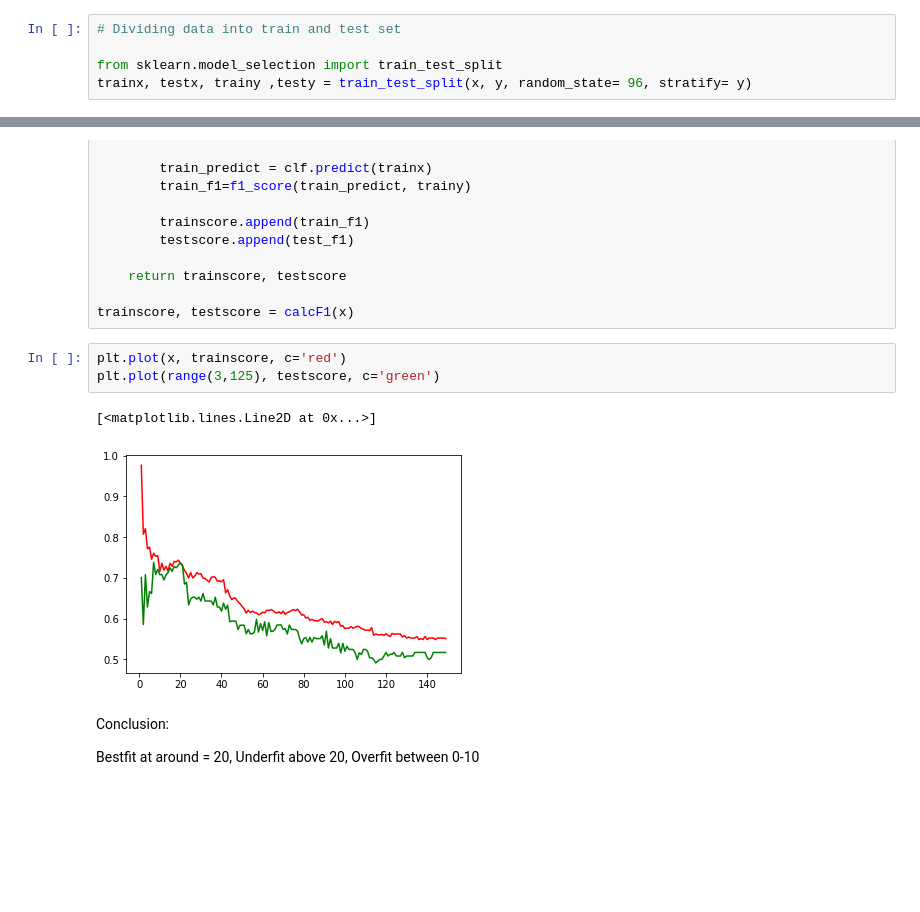
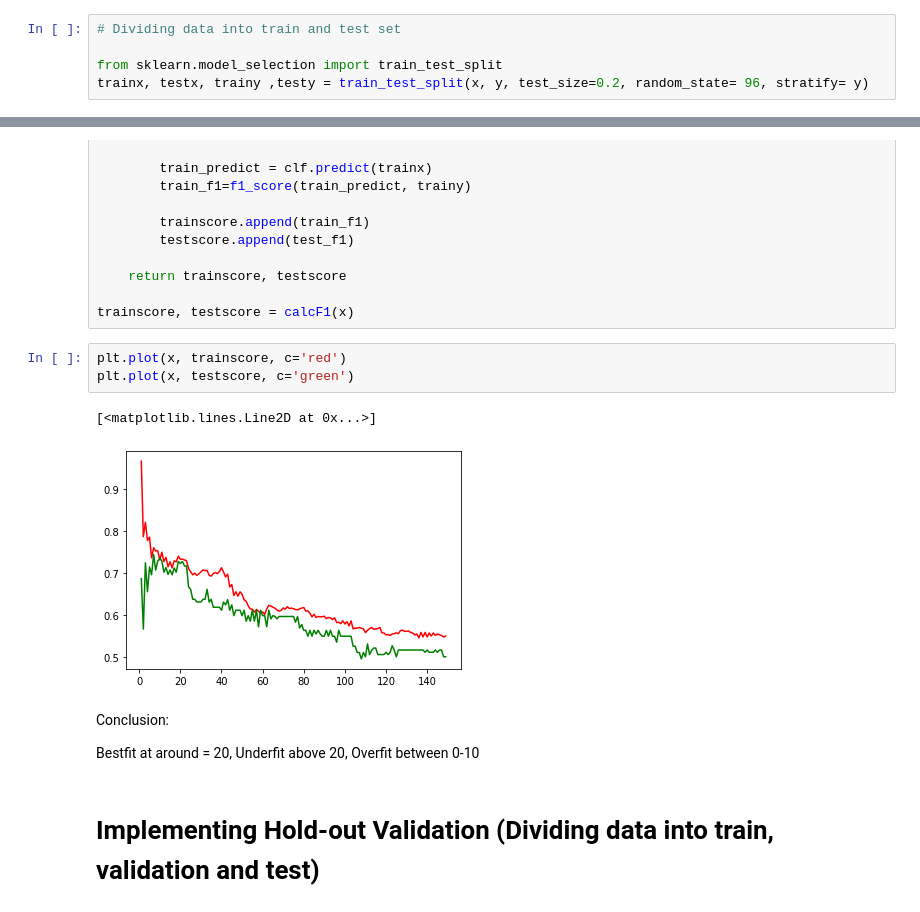
Before and after one commit to vinaykumar7686/Titanic_Tragedy_Survival_Prediction_Model, a Jupyter notebook: titanic_survival_prediction.ipynb, the cells around one changed output, grey strips where cells are left out. Drawn from its saved outputs; the diff is of its cells as text; blank space fills up the shorter version.

Commit message:
Implemented holdout validation.

```diff
--- a/titanic_survival_prediction.ipynb
+++ b/titanic_survival_prediction.ipynb
@@ -345,7 +345,7 @@ x = ss.fit_transform(x)
 # Dividing data into train and test set
 
 from sklearn.model_selection import train_test_split
-trainx, testx, trainy ,testy = train_test_split(x, y, random_state= 96, stratify= y)
+trainx, testx, trainy ,testy = train_test_split(x, y, test_size=0.2, random_state= 96, stratify= y)
 # %%
 # Applying KNN Algo
 
@@ -390,13 +390,15 @@ def calcF1(k):
 trainscore, testscore = calcF1(x)
 # %%
 plt.plot(x, trainscore, c='red')
-plt.plot(range(3,125), testscore, c='green')
+plt.plot(x, testscore, c='green')
 # %% [output]
 [<matplotlib.lines.Line2D at 0x...>]
-[figure, old version]
+[figure, new version]
 # %% [markdown]
 Conclusion:
 
 Bestfit at around = 20,
 Underfit above 20,
 Overfit between 0-10
+# %% [markdown]
+# Implementing Hold-out Validation (Dividing data into train, validation and test)
```
Also changed, not shown: parts of 9 cells of this notebook.
